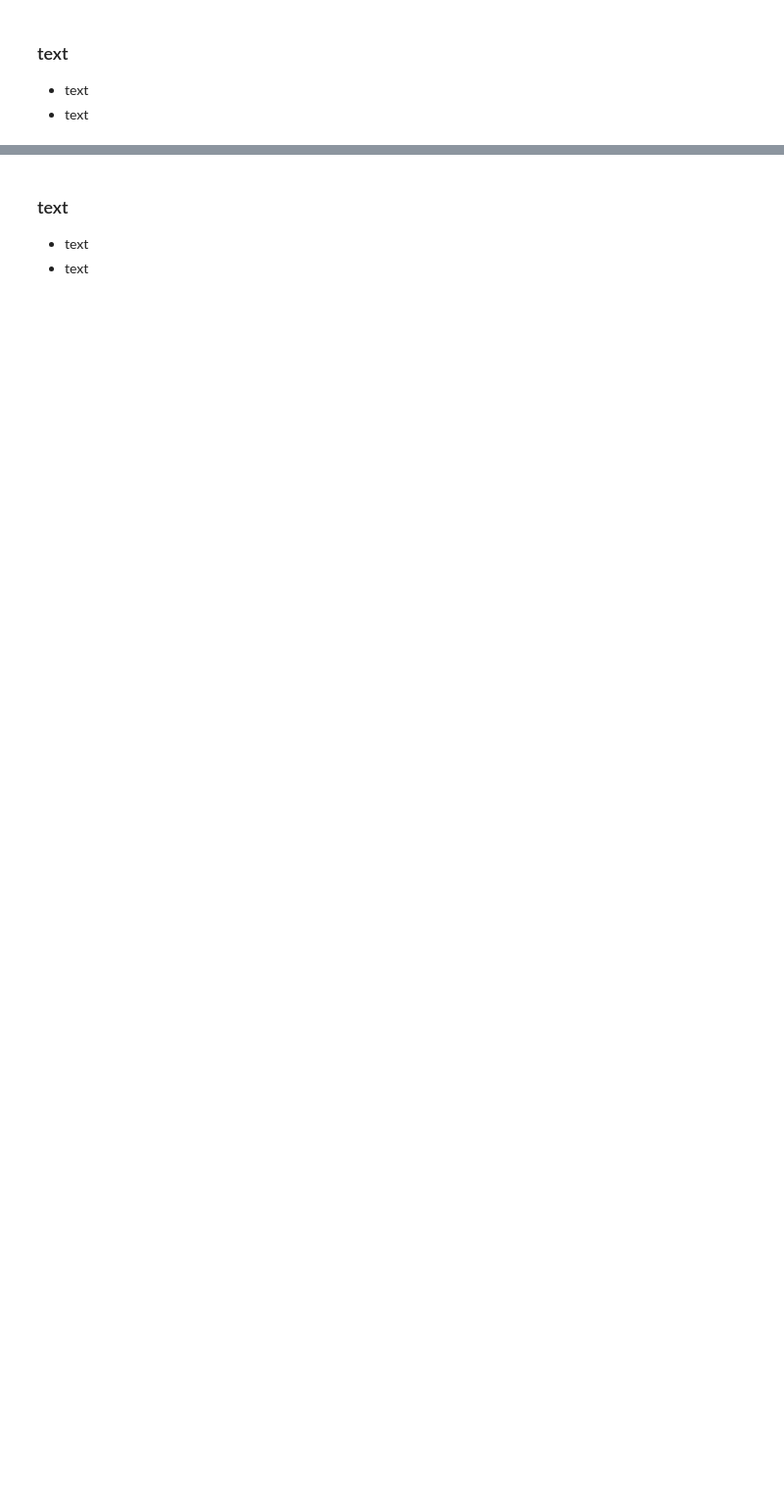
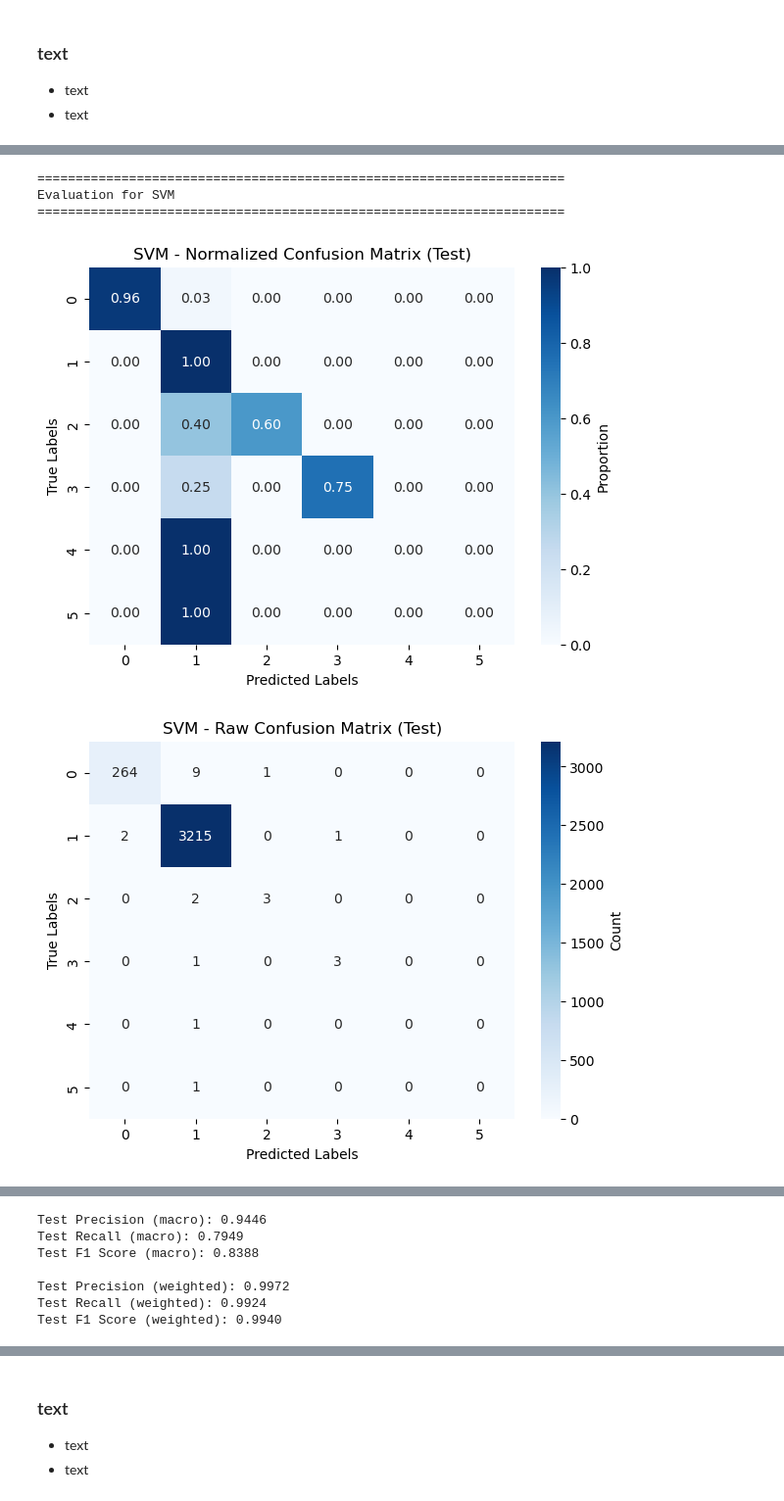
Before and after one commit to Botti01/SSH-Shell-Attacks, a Jupyter notebook: notebooks/section2_supervised_learning_classification.ipynb, the cells around one changed output, grey strips where cells are left out. Shown at 98% size. Cells and saved outputs as stored; diff of their text form; code cells hidden in the pictures; blank space fills up the shorter version.

```diff
--- a/notebooks/section2_supervised_learning_classification.ipynb
+++ b/notebooks/section2_supervised_learning_classification.ipynb
@@ -880,10 +891,17 @@ Fitting 5 folds for each of 144 candidates, totalling 720 fits
 # %%
 # Esegui l'evaluazione del modello per SVM
-evaluate_model(
+tuned_pred_svm = evaluate_model(
     best_svm_model,
     X_test_tfidf,
     y_test_binary,
     "SVM",
     X_train_tfidf,
-    y_train_binary
+    y_train_binary,
+    mlb
 )
+# %% [output]
+=====================================================================
+Evaluation for SVM
+=====================================================================
+[figure, added]
+[figure, added]
@@ -889,0 +909,7 @@ evaluate_model(
+Test Precision (macro): 0.9446
+Test Recall (macro): 0.7949
+Test F1 Score (macro): 0.8388
+
+Test Precision (weighted): 0.9972
+Test Recall (weighted): 0.9924
+Test F1 Score (weighted): 0.9940
```
Also changed, not shown: parts of 18 cells of this notebook, 8 other files.
